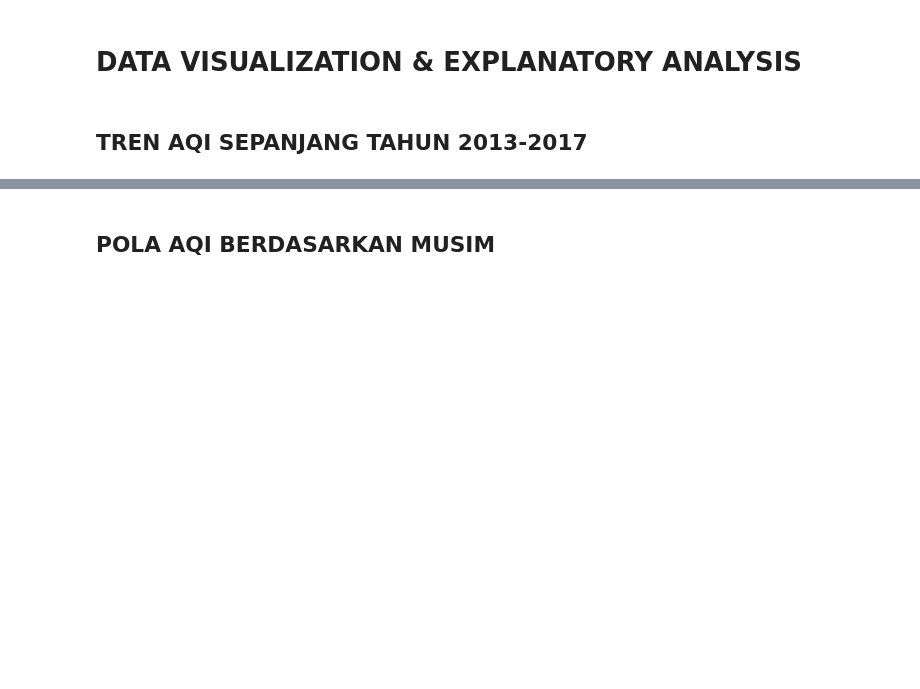
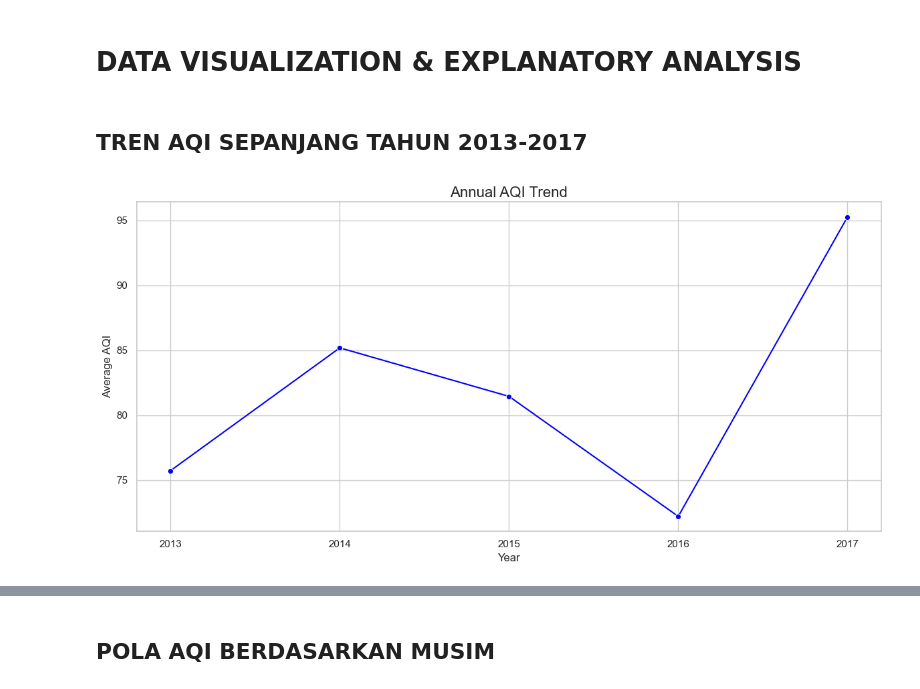
Before and after one commit to ngaeninurul/shunyi_aqi_dashboard, a Jupyter notebook: notebook.ipynb, the cells around one changed output, grey strips where cells are left out. Saved outputs shown, nothing was run; the diff lists cells and outputs as text; code cells hidden in the pictures; blank space fills up the shorter version.

```diff
--- a/notebook.ipynb
+++ b/notebook.ipynb
@@ -168,7 +162,7 @@ aqi_shunyi.describe(include="all")
 aqi_shunyi['datetime'] = pd.to_datetime(aqi_shunyi[['year', 'month', 'day']])
 aqi_shunyi.set_index('datetime', inplace=True)
 # %%
-# rata-rata AQI per tahun
-annual_aqi = aqi_shunyi.groupby('year')['PM2.5'].mean()
-print(annual_aqi)
+# rata-rata AQI per tahun, dikelompokkan berdasarkan tahun
+annual_aqi = aqi_shunyi.groupby('year')['PM2.5'].mean().reset_index()
+annual_aqi.head()
 # %% [output]
@@ -262,3 +252,25 @@ category_counts = aqi_shunyi['aqi_category'].value_counts().sort_index()
 # DATA VISUALIZATION & EXPLANATORY ANALYSIS
 # %% [markdown]
 ## TREN AQI SEPANJANG TAHUN 2013-2017
+# %%
+# visualisasi AQI tahunan dengan titik per tahun
+plt.figure(figsize=(12, 6))
+sns.set(style="whitegrid")
+sns.lineplot(
+    data=annual_aqi,
+    x='year',
+    y='PM2.5',
+    marker='o',
+    color='blue'
+)
+
+# tambahkan label dan judul
+plt.title("Annual AQI Trend", fontsize=16)
+plt.xlabel("Year", fontsize=12)
+plt.ylabel("Average AQI", fontsize=12)
+plt.xticks(annual_aqi['year'])
+plt.grid(True)
+plt.tight_layout()
+plt.show()
+# %% [output]
+[figure, added]
```
Also changed, not shown: parts of 18 cells of this notebook.
